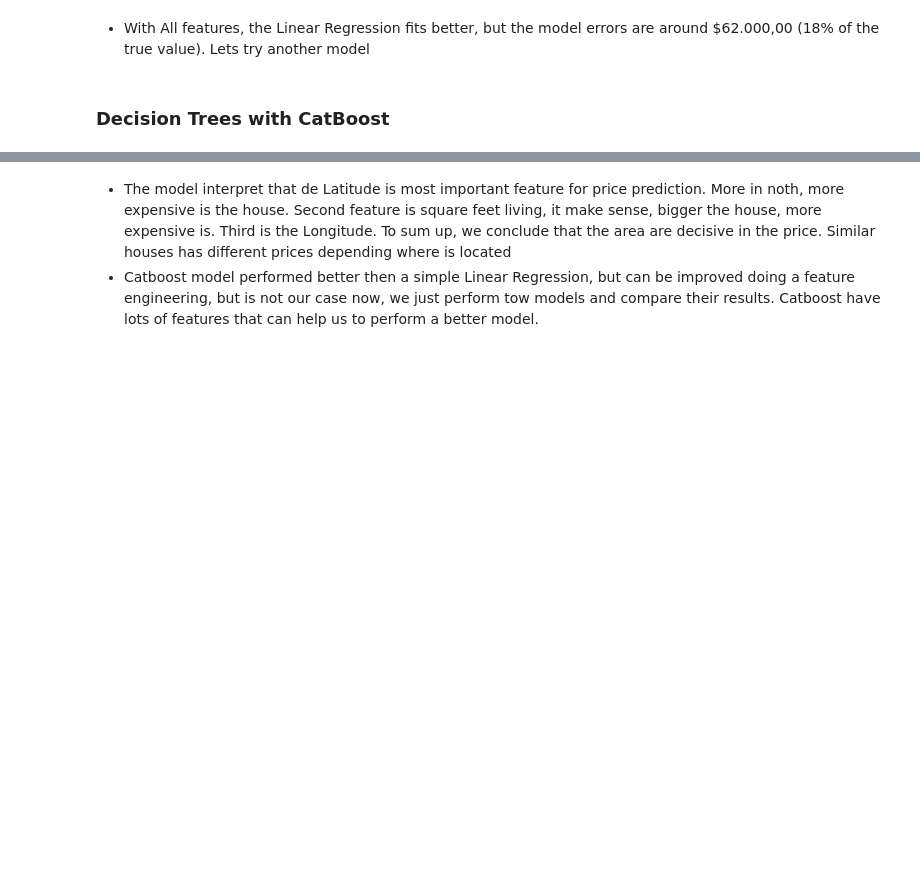
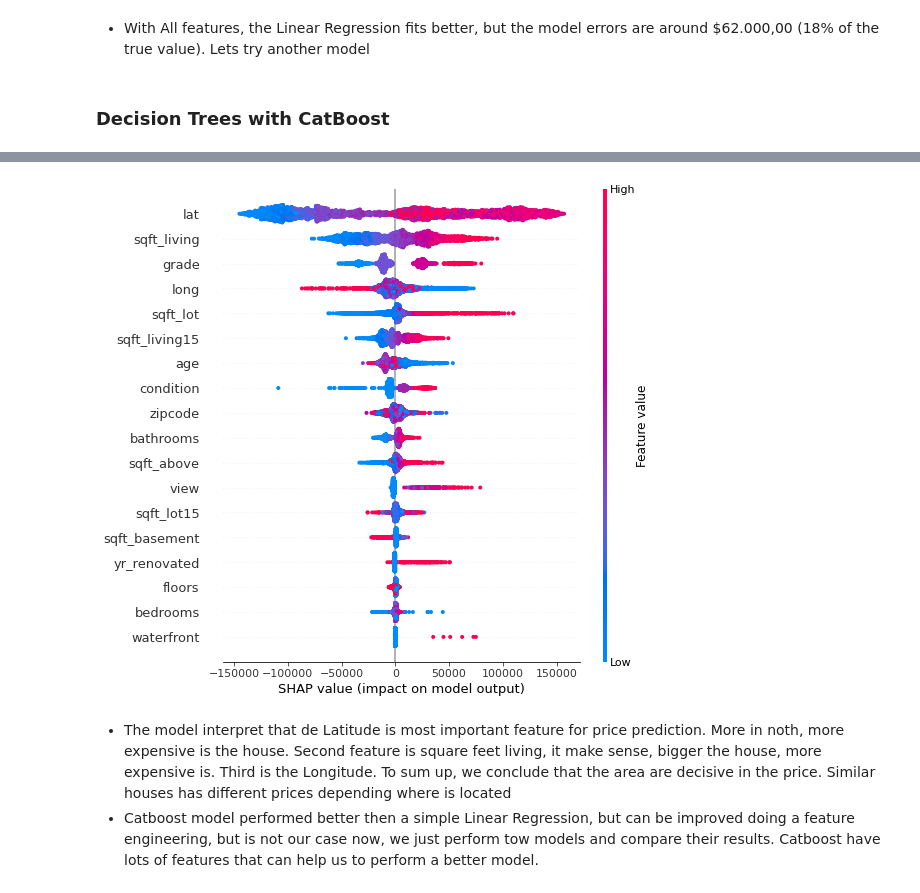
Before and after one commit to danielarruda1000/house_sales_prediction, a Jupyter notebook: house_sales.ipynb, the cells around one changed output, grey strips where cells are left out. Drawn from its saved outputs; the diff is of its cells as text; code cells hidden in the pictures; blank space fills up the shorter version.

```diff
--- a/house_sales.ipynb
+++ b/house_sales.ipynb
@@ -431,0 +452,7 @@ plot_feature_importance(model.get_feature_importance(),X_train.columns,'CATBOOST
+# %%
+shap_values = model.get_feature_importance(test_dataset, type="ShapValues")
+shap_values = shap_values[:,:-1]
+# %%
+shap.initjs()
+shap.summary_plot(shap_values, X_test)
+# %% [output]
@@ -432,3 +460,4 @@ plot_feature_importance(model.get_feature_importance(),X_train.columns,'CATBOOST
+[figure, added]
 # %% [markdown]
 * The model interpret that de Latitude is most important feature for price prediction. More in noth, more expensive is the house. Second feature is square feet living, it make sense, bigger the house, more expensive is. Third is the Longitude. To sum up, we conclude that the area are decisive in the price. Similar houses has different prices depending where is located
 * Catboost model performed better then a simple Linear Regression, but can be improved doing a feature engineering, but is not our case now, we just perform tow models and compare their results. Catboost have lots of features that can help us to perform a better model.
```
Also changed, not shown: parts of 16 cells of this notebook.
